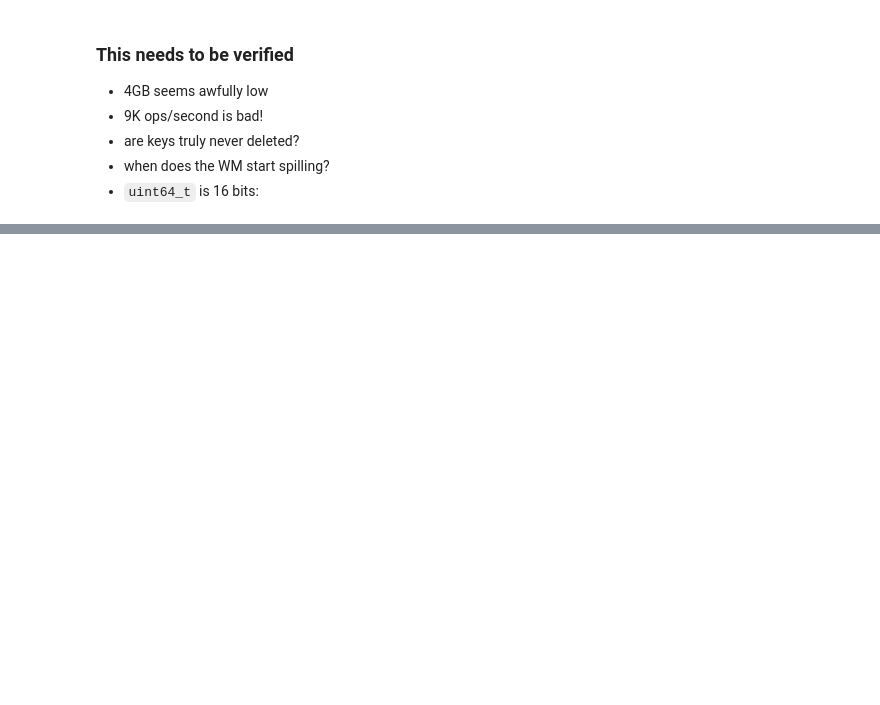
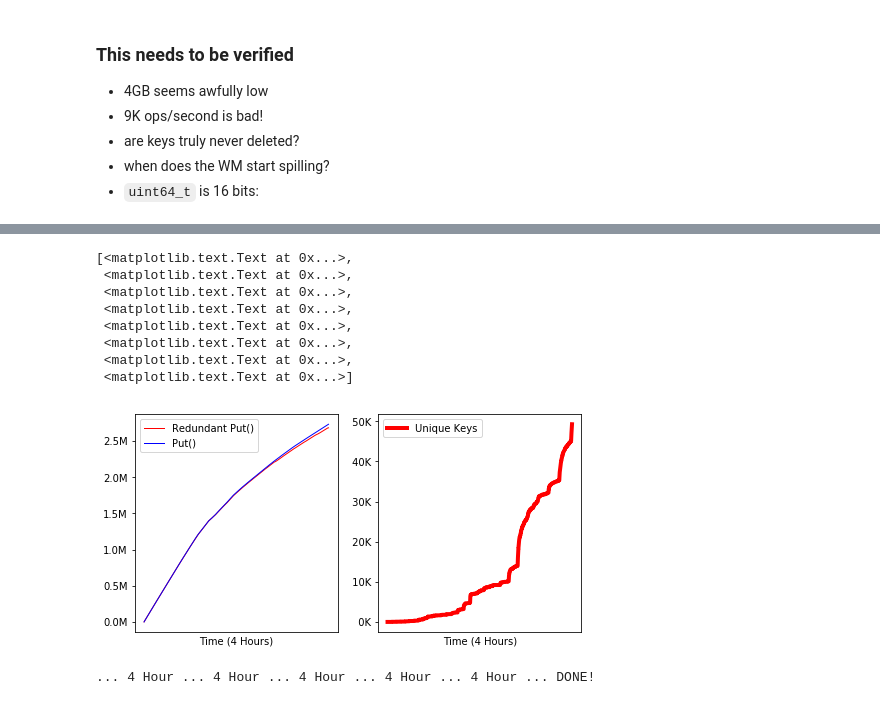
Before and after one commit to michaelsevilla/parsplice-popper, a Jupyter notebook: viz/viz-keyspace-size.ipynb, the cells around one changed output, grey strips where cells are left out. Drawn from its saved outputs; the diff is of its cells as text; code cells hidden in the pictures; blank space fills up the shorter version.

Commit message:
benchmnark: viz redundant ops
Signed-off-by: Michael Sevilla <mikesevilla3@gmail.com>

```diff
--- a/viz/viz-keyspace-size.ipynb
+++ b/viz/viz-keyspace-size.ipynb
@@ -217,0 +234,63 @@ frame.head(13)
+# %%
+fig, axes = plt.subplots(1, 2, figsize=(8, 4))
+ax = axes[0]
+df_unique = frame[(frame['op'] == 'DBMemory')]
+df_totals = frame[(frame['op'] == 'DBMemoryPut')]
+df = pd.merge(df_unique, df_totals, on='ts')
+ax.plot(df['ts'], df['count_y'] - df['count_x'], color='red', lw=1, label="Redundant Put()")
+ax.plot(df['ts'], df['count_y'], color='blue', lw=1, label="Put()")
+ax.set_xticks([])
+ax.set_xticks([])
+ax.set_xlabel("Time (4 Hours)")
+ax.legend()
+ax.set_yticklabels(['{:3.1f}M'.format(yval/1000000) for yval in ax.get_yticks()])
+
+ax = axes[1]
+df = frame[(frame['op'] == 'DBMemory')]
+ax.plot(df['ts'], df['count'], color='red', lw=4, label="Unique Keys")
+ax.set_xticks([])
+ax.set_xticks([])
+ax.set_xlabel("Time (4 Hours)")
+ax.legend(loc='upper left')
+ax.set_yticklabels(['{:3.0f}K'.format(yval/1000) for yval in ax.get_yticks()])
+# %% [output]
+[<matplotlib.text.Text at 0x...>,
+ <matplotlib.text.Text at 0x...>,
+ <matplotlib.text.Text at 0x...>,
+ <matplotlib.text.Text at 0x...>,
+ <matplotlib.text.Text at 0x...>,
+ <matplotlib.text.Text at 0x...>,
+ <matplotlib.text.Text at 0x...>,
+ <matplotlib.text.Text at 0x...>]
+[figure, added]
+# %%
+dfs = {}; stats = []; d = "../experiments/baseline-trinitite/"
+
+def parse(dfs, name, results):
+    stats = []
+    for rank in ["0", "1", "2", "3", "4"]:
+        untar(results + "/out/semanticPerf." + rank + ".tar.gz")
+        shutil.move("semanticPerf." + rank, "tmp/semanticPerf." + rank)
+        for op in ["WGetMINIMA", "WPutMINIMA"]:
+            os.system("cat tmp/semanticPerf." + rank + " | grep " + op + " > tmp/keyspace.log")
+            df_op = pd.read_csv("tmp/keyspace.log", names=['ts', 'op', 'ID', 'key'])
+            if len(df_op) == 0:
+                continue
+            dfs[(name, op, rank)] = {}
+            dfs[(name, op, rank)]['DF_KEY_TIMES'] = {}
+            dfs[(name, op, rank)]['DF_KEY_COUNT'] = {}
+            dfs[(name, op, rank)]['DF_KEY_TIMES'] = df_op
+            dfs[(name, op, rank)]['DF_KEY_COUNT'] = df_op.groupby('key').size().reset_index()
+            dfs[(name, op, rank)]['DF_KEY_COUNT'].columns=['key', 'count']
+
+            # print stats
+            stat = dfs[(name, op, rank)]['DF_KEY_COUNT']
+            hotK = stat.loc[stat['count'].idxmax()]
+            stats.append(name + " " + op + " " + names[rank] + ": nkeys=" + str(len(stat['key']))
+                         + ", hottest key=" + str(hotK[0]) + " (count=" + str(hotK[1]) + ")")
+        print "...", name,
+    print "... DONE!"
+    return stats
+stats.append(parse(dfs, "4 Hour", d+"nano/parmsweep/scale-length-hr4-59971/"))
+# %% [output]
+... 4 Hour ... 4 Hour ... 4 Hour ... 4 Hour ... 4 Hour ... DONE!
```
Also changed, not shown: parts of 5 cells of this notebook, 2 other files.
